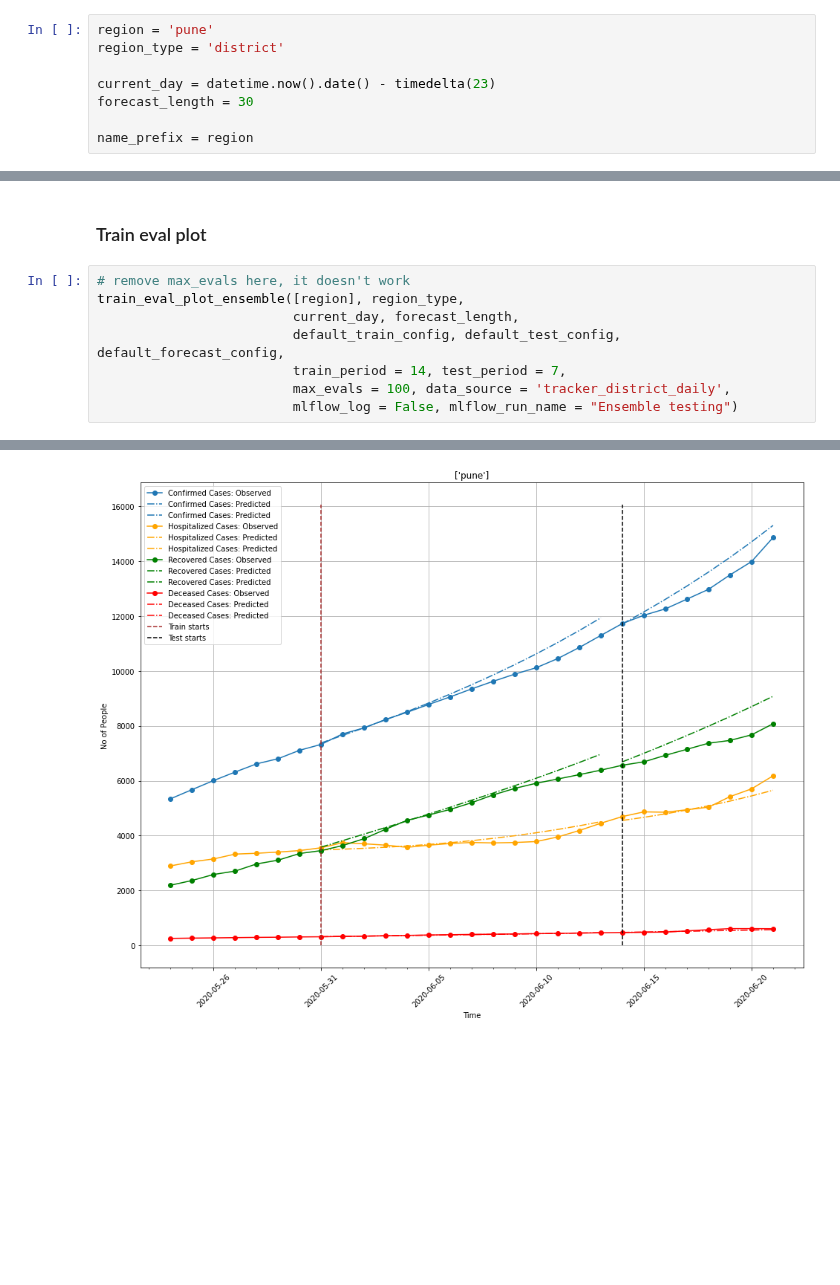
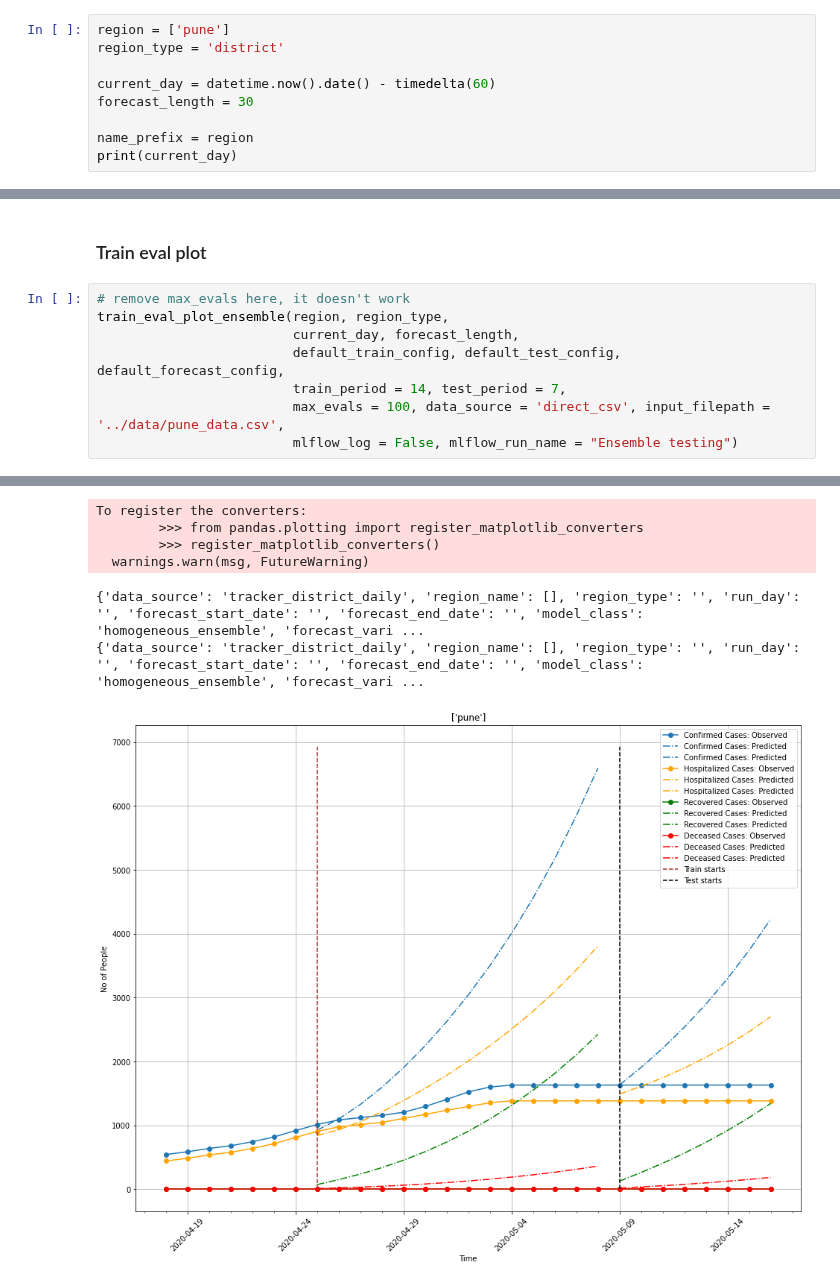
Before and after one commit to dsindiavscovid/covid19-india, a Jupyter notebook: notebooks/Ensemble.ipynb, the cells around one changed output, grey strips where cells are left out. Cells and saved outputs as stored; diff of their text form; blank space fills up the shorter version.

```diff
--- a/notebooks/Ensemble.ipynb
+++ b/notebooks/Ensemble.ipynb
@@ -52,10 +36,11 @@ default_train_config
 # %% [markdown]
 ### Inputs to train-eval-plot
 # %%
-region = 'pune'
+region = ['pune']
 region_type = 'district'
 
-current_day = datetime.now().date() - timedelta(23)
+current_day = datetime.now().date() - timedelta(60)
 forecast_length = 30
 
 name_prefix = region
+print(current_day)
@@ -83,10 +50,10 @@ default_forecast_config
 ### Train eval plot
 # %%
 # remove max_evals here, it doesn't work
-train_eval_plot_ensemble([region], region_type,
+train_eval_plot_ensemble(region, region_type,
                          current_day, forecast_length,
                          default_train_config, default_test_config, default_forecast_config,
                          train_period = 14, test_period = 7,
-                         max_evals = 100, data_source = 'tracker_district_daily',
+                         max_evals = 100, data_source = 'direct_csv', input_filepath = '../data/pune_data.csv',
                          mlflow_log = False, mlflow_run_name = "Ensemble testing")
 # %% [output]
@@ -99 +68,7 @@ Best Loss: 5.367816965725877
+To register the converters:
+        >>> from pandas.plotting import register_matplotlib_converters
+        >>> register_matplotlib_converters()
+  warnings.warn(msg, FutureWarning)
+{'data_source': 'tracker_district_daily', 'region_name': [], 'region_type': '', 'run_day': '', 'forecast_start_date': '', 'forecast_end_date': '', 'model_class': 'homogeneous_ensemble', 'forecast_vari ...
+{'data_source': 'tracker_district_daily', 'region_name': [], 'region_type': '', 'run_day': '', 'forecast_start_date': '', 'forecast_end_date': '', 'model_class': 'homogeneous_ensemble', 'forecast_vari ...
-[figure, old version]
+[figure, new version]
```
Also changed, not shown: parts of 7 cells of this notebook, 1 other file.
